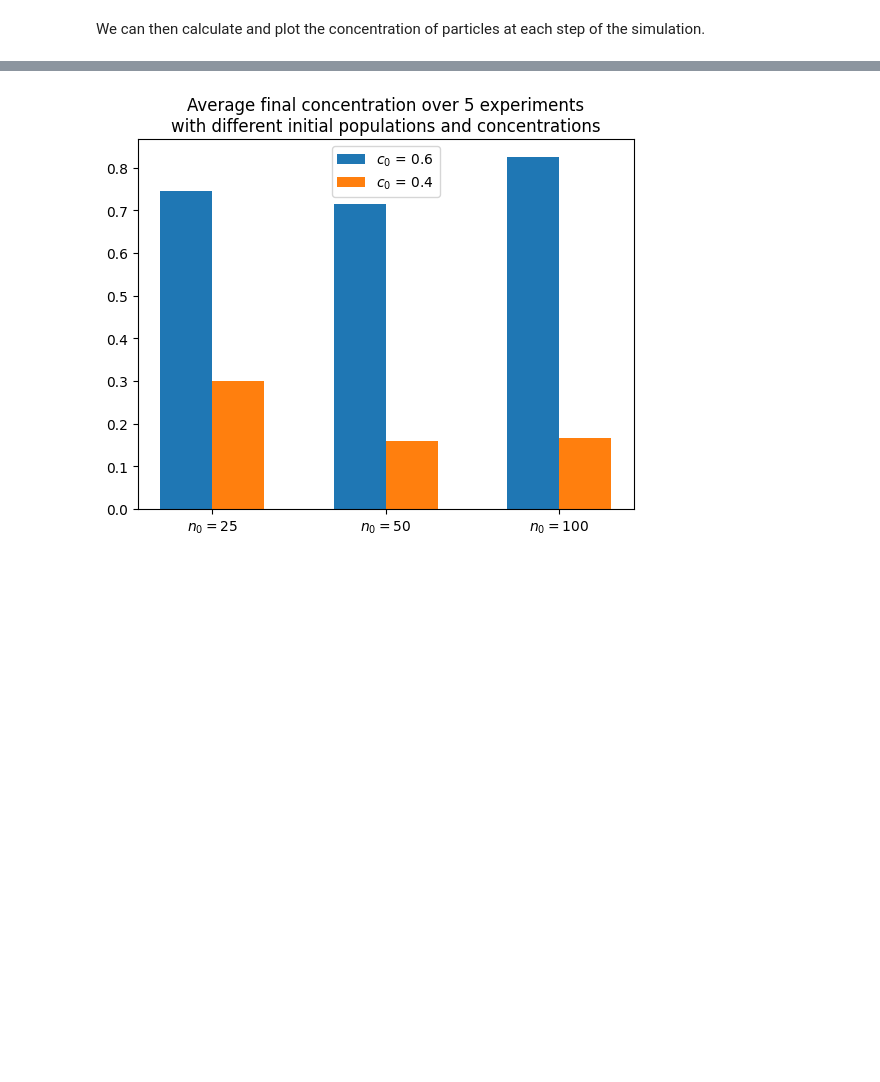
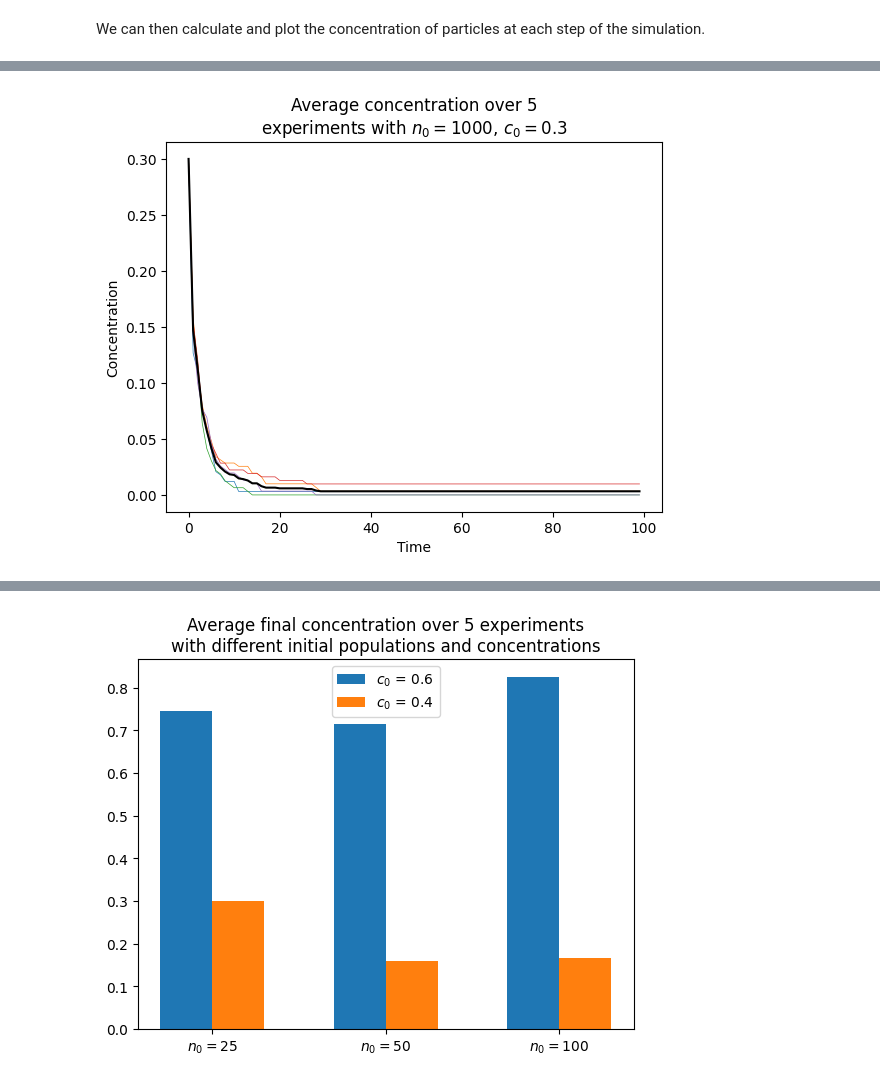
Before and after one commit to Epsylene/BrownianAnnihilation, a Jupyter notebook: ballistic.ipynb, the cells around one changed output, grey strips where cells are left out. Saved outputs shown, nothing was run; the diff lists cells and outputs as text; code cells hidden in the pictures; blank space fills up the shorter version.

```diff
--- a/ballistic.ipynb
+++ b/ballistic.ipynb
@@ -39,0 +36,4 @@ R^2 = 0.9847268926995797
+# %%
+avg_c = avg_concentration(Ballistic, (1000, 0.3), 5)
+# %% [output]
+[figure, added]
```
Also changed, not shown: parts of 8 cells of this notebook, 3 other files.
